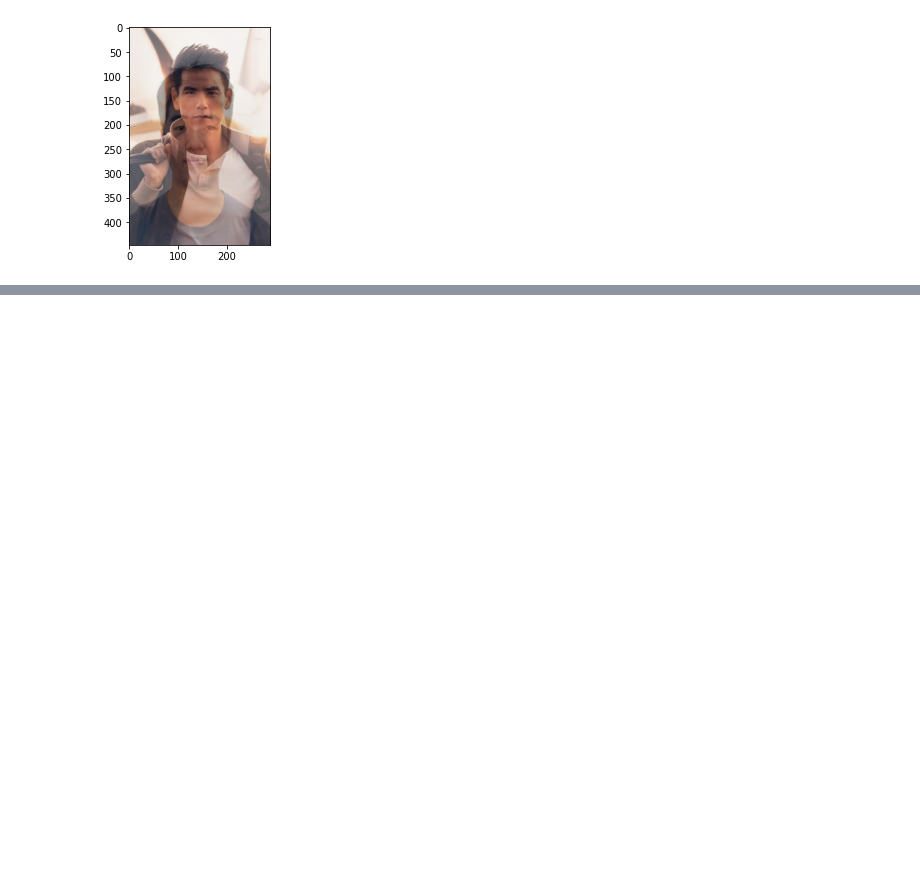
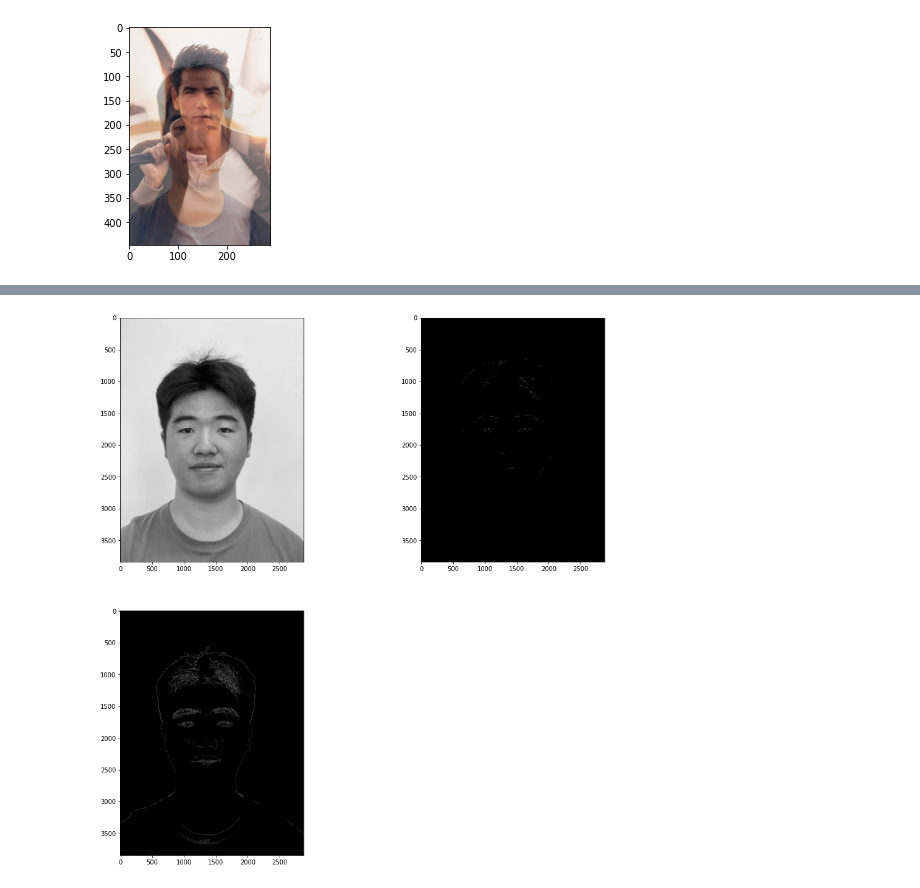
Before and after one commit to alxcy0712/raspberry, a Jupyter notebook: opencv.ipynb, the cells around one changed output, grey strips where cells are left out. Saved outputs shown, nothing was run; the diff lists cells and outputs as text; code cells hidden in the pictures; blank space fills up the shorter version.

```diff
--- a/opencv.ipynb
+++ b/opencv.ipynb
@@ -134,0 +248,7 @@ show(img_add)
+# %%
+img = cv2.imread('lxc.jpg',cv2.IMREAD_GRAYSCALE)
+canny1 = cv2.Canny(img,80,150)
+canny2 = cv2.Canny(img,50,58)
+showList([img,canny1,canny2],[])
+# %% [output]
+[figure, added]
```
Also changed, not shown: parts of 13 cells of this notebook.
